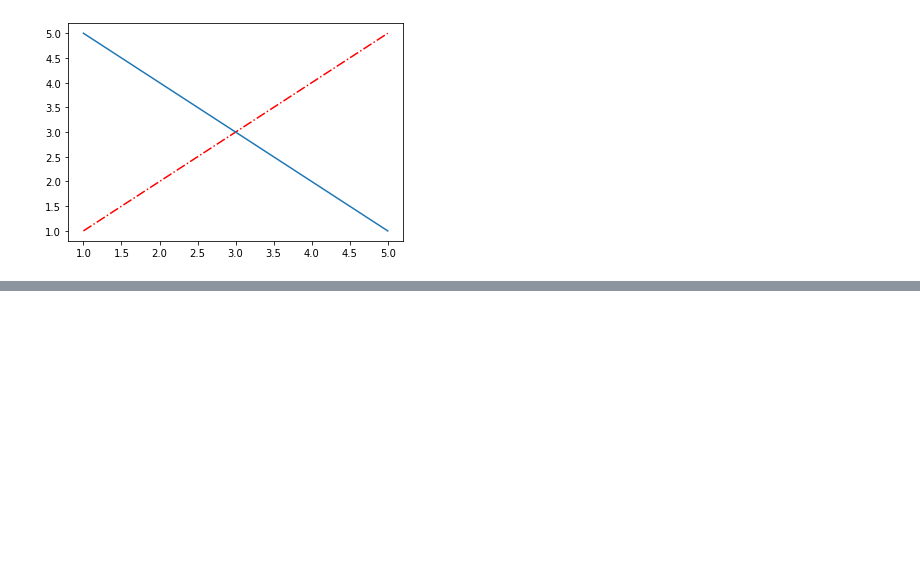
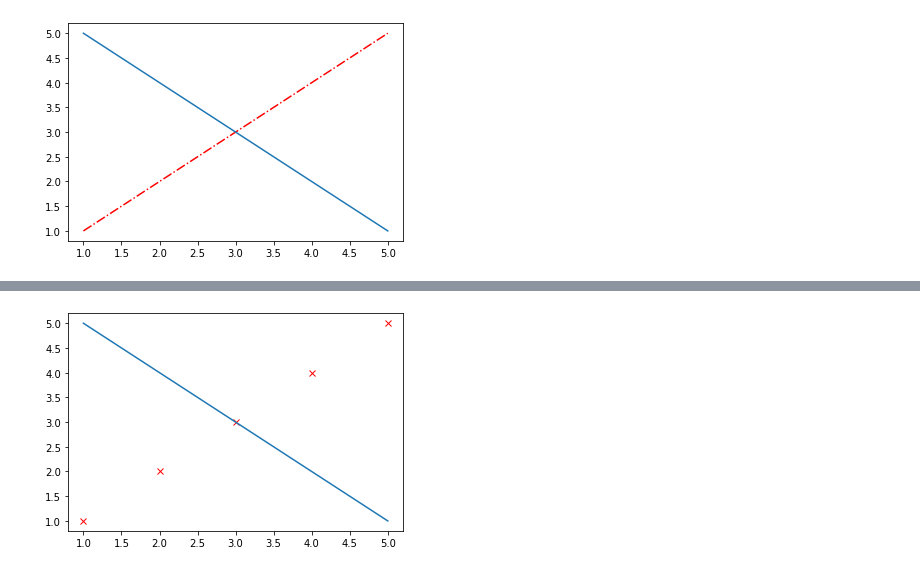
Before and after one commit to ananthi25/Git_Practice, a Jupyter notebook: MatplotLib.ipynb, the cells around one changed output, grey strips where cells are left out. Cells and saved outputs as stored; diff of their text form; code cells hidden in the pictures; blank space fills up the shorter version.

```diff
--- a/MatplotLib.ipynb
+++ b/MatplotLib.ipynb
@@ -59,0 +96,11 @@ plt.show()
+# %%
+x=[1,2,3,4,5]
+x2=[1,2,3,4,5]
+y=[1,2,3,4,5]
+y2=[5,4,3,2,1]
+
+plt.plot(x,y,"rx")       #red color
+plt.plot(x2,y2)
+plt.show()
+# %% [output]
+[figure, added]
```
Also changed, not shown: parts of 5 cells of this notebook.
